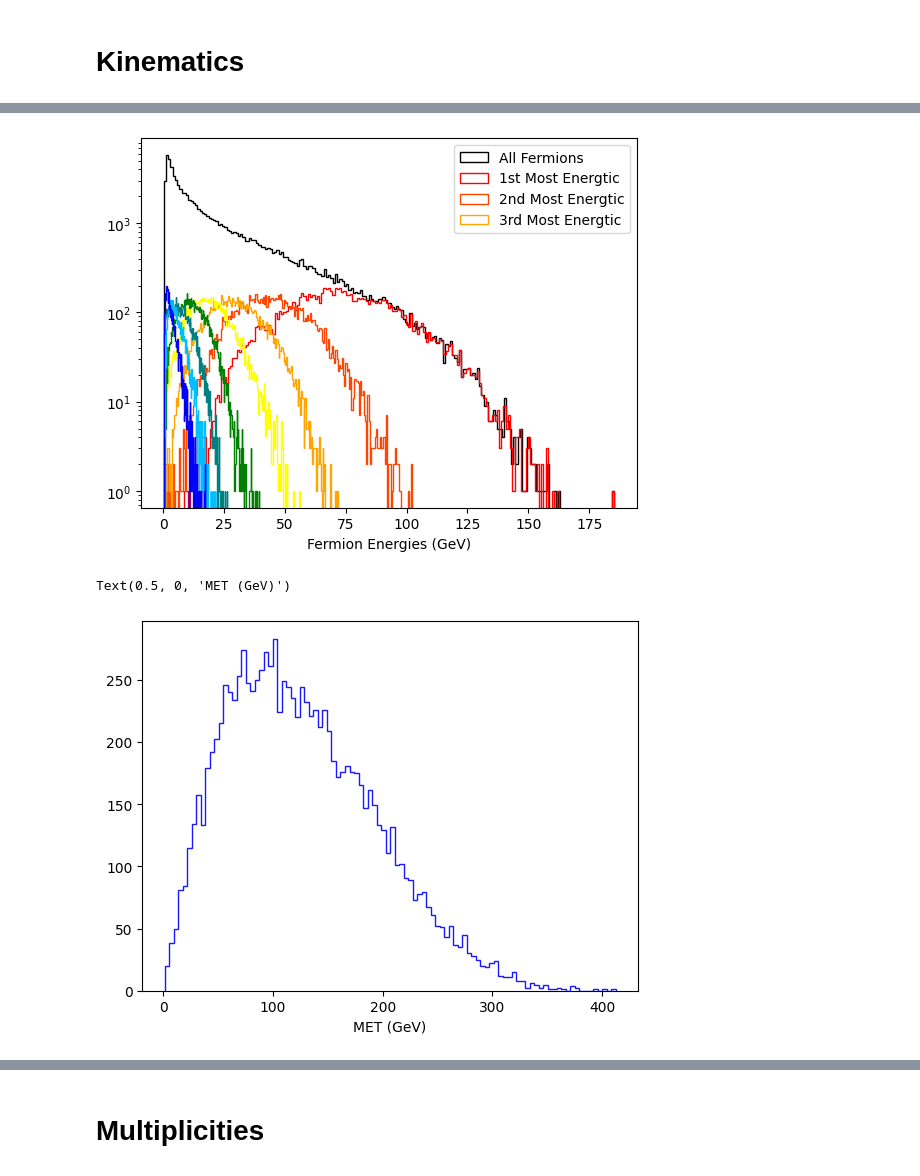
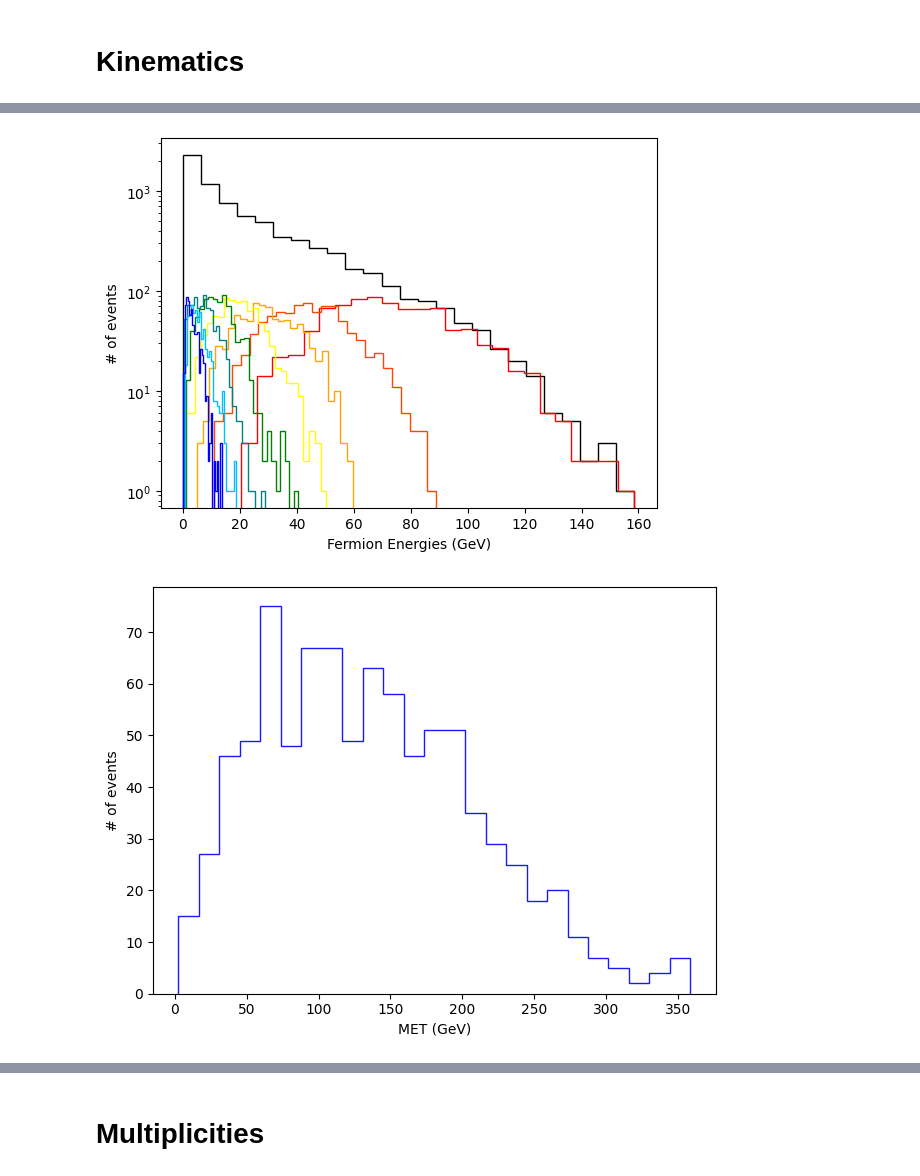
Before and after one commit to sferrante/VegasMC_WIC, a Jupyter notebook: VegasMC_WIC_Analysis.ipynb, the cells around one changed output, grey strips where cells are left out. Saved outputs shown, nothing was run; the diff lists cells and outputs as text; code cells hidden in the pictures.

```diff
--- a/VegasMC_WIC_Analysis.ipynb
+++ b/VegasMC_WIC_Analysis.ipynb
@@ -67,7 +67,7 @@ def φ(X):
 # Loop for all kinematics
 # %%
 ## Extract Kinematics from MC_Events_LHE
-multiplicities = []; obs_mult = [];
+multiplicities = []; obs_mult = []; obs_excν_mult = []; obs_excν_energy = []; obs_excν_Ecut1_mult = [];
 electrons = []; muons = []; taus = [];
 eNeutrinos = []; muNeutrinos = []; tauNeutrinos = []; Neutrinos = [];
 jets = [];
@@ -83,8 +83,7 @@ Mff2p = []; Mff3p = []; Mff4p = []; Mff5p = [];
 θff2  = []; θff3  = []; θff4  = []; θff5  = [];
 θffij = [];
 ΔR = [];
-MET = [];
-# C = []; Thrust = []; Spherocity = []
+MET = []; METν = [];
 #
 max_fE = [];
 #
@@ -127,12 +126,14 @@ c=3*10**8 # m/s
 
 ## (incrementing the i^th event 'event' ) ##
 for i, event in enumerate(MC_Events_LHE):
+# for i, event in enumerate(MC_Events_LHE[:10]):
     Px = 0; Py = 0; Pz = 0; E = 0;
     pxMET = []; pyMET = [];
+    pxMETν = []; pyMETν = [];
     e_count = 0;   μ_count = 0;   τ_count = 0;
     νe_count = 0;  νμ_count = 0;   ντ_count = 0;
     jet_count = 0;
-    obs_mult_count = 0;
+    obs_mult_count = 0; obs_excν_mult_count = 0; obs_excν_Ecut1_mult_count = 0;
     momenta = []; momenta_mags = []; pi_dot_n = []; pi_x_n = [];
     fermion_momenta = []; quark_momenta = [];
     max_d_temp = []; max_d_p_temp = [];
@@ -147,8 +148,6 @@ for i, event in enumerate(MC_Events_LHE):
     ## (incrementing the i^th particle 'p' ) ##
     for i, p in enumerate(event):
         v=c*np.sqrt(p[4]**2 + p[5]**2 + p[6]**2)/p[3]
-#         print('lifetime for particle ' + str(p[0]) + ' is ' + str(p[8]))
-#         print('v*lifetime for particle ' + str(p[0]) + ' is ' + str(v*p[8]))
         ######################## Mass & Velocity & Dis. Vertex & Fermion E ########################
         MassVelVer(i, 'PID1', 1)
         MassVelVer(i, 'PID1p', 1)
@@ -161,19 +160,25 @@ for i, event in enumerate(MC_Events_LHE):
         MassVelVer(i, 'PID5', 5)
         MassVelVer(i, 'PID5p', 5)
         ###################################################################
+        energy_cut = 1 ;
         ##################### No. e's, mu's, jets, etc ####################
-        if np.abs(p[1]) == 11: e_count += 1
-        if np.abs(p[1]) == 13: μ_count += 1
-        if np.abs(p[1]) == 15: τ_count += 1
+        if np.abs(p[1]) == 11 and p[3] > energy_cut: e_count += 1
+        if np.abs(p[1]) == 13 and p[3] > energy_cut: μ_count += 1
+        if np.abs(p[1]) == 15 and p[3] > energy_cut: τ_count += 1
         if np.abs(p[1]) == 12: νe_count += 1
         if np.abs(p[1]) == 14: νμ_count += 1
         if np.abs(p[1]) == 16: ντ_count += 1
-        if 1 <= np.abs(p[1]) <= 5: jet_count +=1
+        if 1 <= np.abs(p[1]) <= 5 and p[3] > energy_cut: jet_count += 1
         ########## No. Observable Particles, Fermion Momenta & Energies ##########
         if p[1] != 1000000:
             obs_mult_count += 1
             fermion_momenta.append([p[3],p[4],p[5],p[6]])
             fermion_energies.append(p[3])
+            ## excluding ν
+            if np.abs(p[1]) != 12 and np.abs(p[1]) != 14 and np.abs(p[1]) != 16:
+                obs_excν_mult_count += 1
+                obs_excν_energy.append(p[3])
+                if p[3] > energy_cut: obs_excν_Ecut1_mult_count +=1
         ##################### Ferimon Pair Inv Mass, Angles ########################
         if p[0][-1]=='a' or p[0][-2]=='a' :    ## if it's the first fermion in the pair
             fa=event[i][1:]; fb=event[i+1][1:]
@@ -215,13 +220,14 @@ for i, event in enumerate(MC_Events_LHE):
         if p[1] == 1000000 and p[7] == 0:
             pxMET.append(p[4])
             pyMET.append(p[5])
+        if (p[1] == 1000000 and p[7] == 0) or\
+            np.abs(p[1]) == 12 or np.abs(p[1]) == 14 or np.abs(p[1]) == 16:
+            pxMETν.append(p[4])
+            pyMETν.append(p[5])
         #################### Check Momentum & Energy Conservation ########################
         if p[7] == 0:
             Px = Px + p[4]; Py = Py + p[5]; Pz = Pz + p[6]; E  = E  + p[3]
 ##############################################################################################################
-# ##################### Maximum Displaced Vertex ###########################
-#     if len(max_d_temp)>0 or len(max_d_p_temp)>0:
-#     if len(max_d_temp)>0: max_ds.append(np.max(max_d_temp))
 ##################### Max Displaced Vertex & Corresponding (min) Fermion Energy  ##########################
     if len(max_d_temp)>0 or len(max_d_p_temp)>0:
         max_d = 0
@@ -250,8 +256,11 @@ for i, event in enumerate(MC_Events_LHE):
 #     tauNeutrinos.append(ντ_count)
     jets.append(jet_count)
     obs_mult.append(obs_mult_count)
+    obs_excν_mult.append(obs_excν_mult_count)
+    obs_excν_Ecut1_mult.append(obs_excν_Ecut1_mult_count)
 ################################### MET ##################################
     MET.append(np.sqrt(sum(pxMET)**2 + sum(pyMET)**2))
+    METν.append(np.sqrt(sum(pxMETν)**2 + sum(pyMETν)**2))
 ######################### Max Fermion Energies ###########################
     if len(fermion_momenta) > 1:
         max1_fermion_energies.append(np.sort(np.transpose(np.array(fermion_momenta))[0])[-1])
@@ -632,30 +508,32 @@ plt.xlim(0,20)
 # %%
-plt.hist(fermion_energies, bins=200, histtype='step', color='black');
-plt.hist(max1_fermion_energies, bins=200, histtype='step', color='red');
-plt.hist(max2_fermion_energies, bins=200, histtype='step', color='orangered');
-plt.hist(max3_fermion_energies, bins=200, histtype='step', color='orange');
-plt.hist(max4_fermion_energies, bins=200, histtype='step', color='yellow');
-plt.hist(max5_fermion_energies, bins=200, histtype='step', color='green');
-plt.hist(max6_fermion_energies, bins=200, histtype='step', color='teal');
-plt.hist(max7_fermion_energies, bins=200, histtype='step', color='deepskyblue');
-plt.hist(max8_fermion_energies, bins=200, histtype='step', color='blue');
+# Fermion Energies
+nbins=25
+plt.hist(fermion_energies, bins=nbins, histtype='step', color='black');
+plt.hist(max1_fermion_energies, bins=nbins, histtype='step', color='red');
+plt.hist(max2_fermion_energies, bins=nbins, histtype='step', color='orangered');
+plt.hist(max3_fermion_energies, bins=nbins, histtype='step', color='orange');
+plt.hist(max4_fermion_energies, bins=nbins, histtype='step', color='yellow');
+plt.hist(max5_fermion_energies, bins=nbins, histtype='step', color='green');
+plt.hist(max6_fermion_energies, bins=nbins, histtype='step', color='teal');
+plt.hist(max7_fermion_energies, bins=nbins, histtype='step', color='deepskyblue');
+plt.hist(max8_fermion_energies, bins=nbins, histtype='step', color='blue');
 # plt.hist(max9_fermion_energies, bins=200, histtype='step', color='magenta');
 # plt.hist(max10_fermion_energies, bins=200, histtype='step', color='indigo');
 # plt.hist(max11_fermion_energies, bins=200, histtype='step', color='gray');
-plt.xlabel('Fermion Energies (GeV)')
+plt.xlabel('Fermion Energies (GeV)',size=10)
+plt.ylabel('# of events',size=10)
 plt.yscale('log')
-plt.legend(['All Fermions', '1st Most Energtic', '2nd Most Energtic', '3rd Most Energtic'],
-           fontsize=10, loc="upper right");
+# plt.legend(['All Fermions', '1st Most Energtic', '2nd Most Energtic', '3rd Most Energtic'],
+#            fontsize=10, loc="upper right");
 # plt.xscale('log')
-# plt.savefig('Paper/Plots/VegasMC_WIC_FermionEnergies.png')
 # %% [output]
-[figure, old version]
+[figure, new version]
 # %%
 ## Missing Energy
-plt.hist(MET, bins=100, histtype='step', color='blue', alpha=0.9);
+plt.hist(METν, bins=25, histtype='step', color='blue', alpha=0.9);
 plt.xlabel('MET (GeV)')
-# plt.savefig('Paper/Plots/VegasMC_WIC_MET.png')
+plt.ylabel('# of events',size=10)
+plt.tight_layout()
 # %% [output]
-Text(0.5, 0, 'MET (GeV)')
-[figure, old version]
+[figure, new version]
 # %%
```
Also changed, not shown: parts of 25 cells of this notebook.
